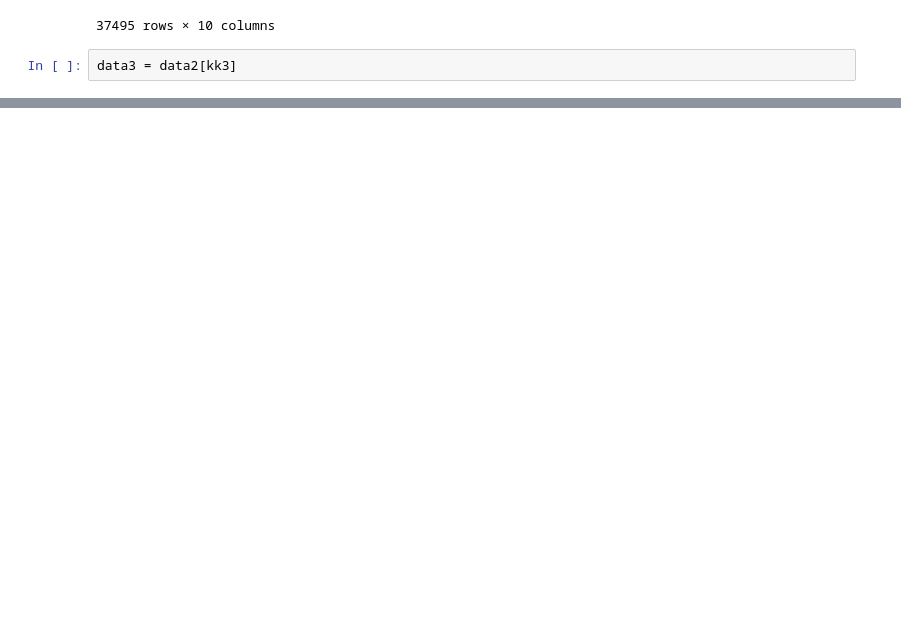
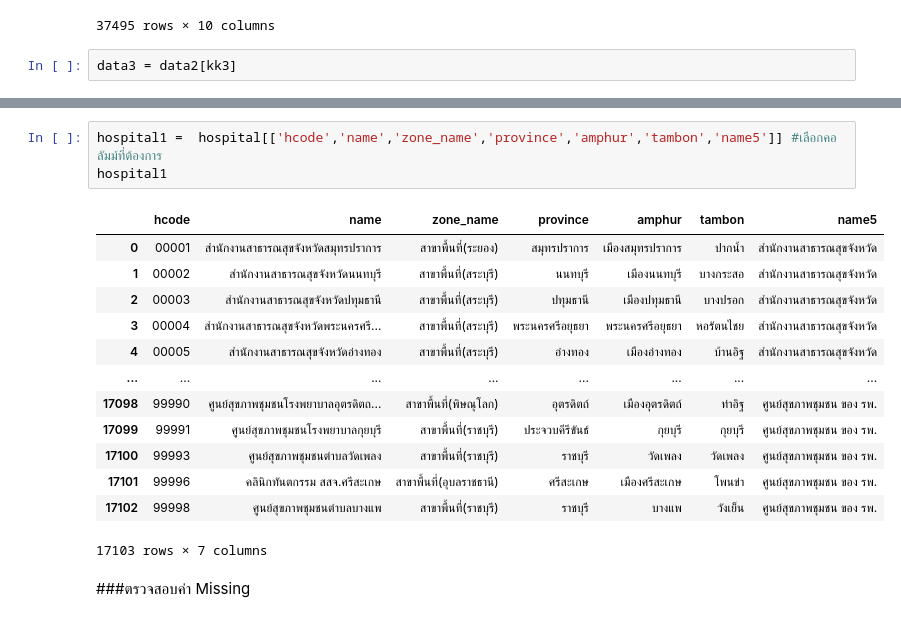
Before and after one commit to Kanyarat-S/data_viz_2020, a Jupyter notebook: Final_Exam.ipynb, the cells around one changed output, grey strips where cells are left out. Saved outputs shown, nothing was run; the diff lists cells and outputs as text; blank space fills up the shorter version.

```diff
--- a/Final_Exam.ipynb
+++ b/Final_Exam.ipynb
@@ -331,0 +502,19 @@ set(data3['PartitionKey'])
+# %%
+hospital1 =  hospital[['hcode','name','zone_name','province','amphur','tambon','name5']] #เลือกคอลัมม์ที่ต้องการ
+hospital1
+# %% [output]
+|  | hcode | name | zone_name | province | amphur | tambon | name5 |
+| 0 | 00001 | สำนักงานสาธารณสุขจังหวัดสมุทรปราการ | สาขาพื้นที่(ระยอง) | สมุทรปราการ | เมืองสมุทรปราการ | ปากน้ำ | สำนักงานสาธารณสุขจังหวัด |
+| 1 | 00002 | สำนักงานสาธารณสุขจังหวัดนนทบุรี | สาขาพื้นที่(สระบุรี) | นนทบุรี | เมืองนนทบุรี | บางกระสอ | สำนักงานสาธารณสุขจังหวัด |
+| 2 | 00003 | สำนักงานสาธารณสุขจังหวัดปทุมธานี | สาขาพื้นที่(สระบุรี) | ปทุมธานี | เมืองปทุมธานี | บางปรอก | สำนักงานสาธารณสุขจังหวัด |
+| 3 | 00004 | สำนักงานสาธารณสุขจังหวัดพระนครศรี... | สาขาพื้นที่(สระบุรี) | พระนครศรีอยุธยา | พระนครศรีอยุธยา | หอรัตนไชย | สำนักงานสาธารณสุขจังหวัด |
+| 4 | 00005 | สำนักงานสาธารณสุขจังหวัดอ่างทอง | สาขาพื้นที่(สระบุรี) | อ่างทอง | เมืองอ่างทอง | บ้านอิฐ | สำนักงานสาธารณสุขจังหวัด |
+| ... | ... | ... | ... | ... | ... | ... | ... |
+| 17098 | 99990 | ศูนย์สุขภาพชุมชนโรงพยาบาลอุตรดิตถ... | สาขาพื้นที่(พิษณุโลก) | อุตรดิตถ์ | เมืองอุตรดิตถ์ | ท่าอิฐ | ศูนย์สุขภาพชุมชน ของ รพ. |
+| 17099 | 99991 | ศูนย์สุขภาพชุมชนโรงพยาบาลกุยบุรี | สาขาพื้นที่(ราชบุรี) | ประจวบคีรีขันธ์ | กุยบุรี | กุยบุรี | ศูนย์สุขภาพชุมชน ของ รพ. |
+| 17100 | 99993 | ศูนย์สุขภาพชุมชนตำบลวัดเพลง | สาขาพื้นที่(ราชบุรี) | ราชบุรี | วัดเพลง | วัดเพลง | ศูนย์สุขภาพชุมชน ของ รพ. |
+| 17101 | 99996 | คลินิกทันตกรรม สสจ.ศรีสะเกษ | สาขาพื้นที่(อุบลราชธานี) | ศรีสะเกษ | เมืองศรีสะเกษ | โพนข่า | ศูนย์สุขภาพชุมชน ของ รพ. |
+| 17102 | 99998 | ศูนย์สุขภาพชุมชนตำบลบางแพ | สาขาพื้นที่(ราชบุรี) | ราชบุรี | บางแพ | วังเย็น | ศูนย์สุขภาพชุมชน ของ รพ. |
+17103 rows × 7 columns
+# %% [markdown]
+###ตรวจสอบค่า Missing
```
Also changed, not shown: parts of 39 cells of this notebook.
